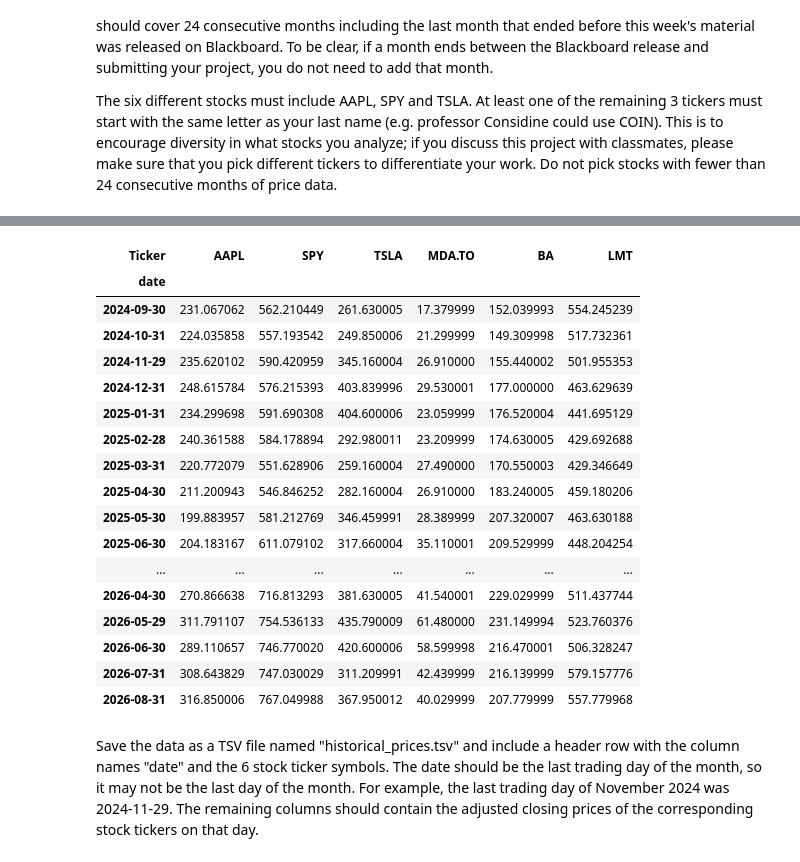
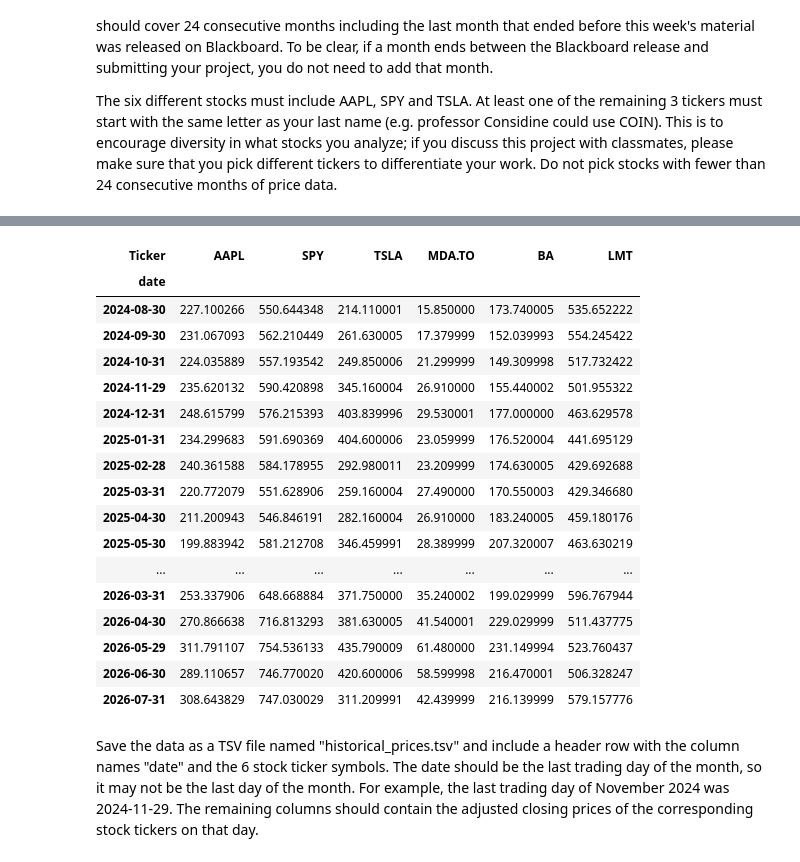
Before and after one commit to g-poklitar/D704-HW, a Jupyter notebook: dx704-project-01.ipynb, the cells around one changed output, grey strips where cells are left out. Drawn from its saved outputs; the diff is of its cells as text; code cells hidden in the pictures.

```diff
--- a/dx704-project-01.ipynb
+++ b/dx704-project-01.ipynb
@@ -59,7 +59,7 @@ import yfinance as yf
 
 TICKERS = ["AAPL", "SPY", "TSLA", "MDA.TO", "BA", "LMT"]
 # %%
-LAST_MONTH = "2026-08"
+LAST_MONTH = "2026-07"
 
 period = pd.Period(LAST_MONTH, freq="M")
 raw = yf.download(TICKERS,
@@ -93,21 +93,21 @@ dtype: int64
 | Ticker | AAPL | SPY | TSLA | MDA.TO | BA | LMT |
 | date |  |  |  |  |  |  |
-| 2024-09-30 | 231.067062 | 562.210449 | 261.630005 | 17.379999 | 152.039993 | 554.245239 |
-| 2024-10-31 | 224.035858 | 557.193542 | 249.850006 | 21.299999 | 149.309998 | 517.732361 |
-| 2024-11-29 | 235.620102 | 590.420959 | 345.160004 | 26.910000 | 155.440002 | 501.955353 |
-| 2024-12-31 | 248.615784 | 576.215393 | 403.839996 | 29.530001 | 177.000000 | 463.629639 |
-| 2025-01-31 | 234.299698 | 591.690308 | 404.600006 | 23.059999 | 176.520004 | 441.695129 |
-| 2025-02-28 | 240.361588 | 584.178894 | 292.980011 | 23.209999 | 174.630005 | 429.692688 |
-| 2025-03-31 | 220.772079 | 551.628906 | 259.160004 | 27.490000 | 170.550003 | 429.346649 |
-| 2025-04-30 | 211.200943 | 546.846252 | 282.160004 | 26.910000 | 183.240005 | 459.180206 |
-| 2025-05-30 | 199.883957 | 581.212769 | 346.459991 | 28.389999 | 207.320007 | 463.630188 |
-| 2025-06-30 | 204.183167 | 611.079102 | 317.660004 | 35.110001 | 209.529999 | 448.204254 |
+| 2024-08-30 | 227.100266 | 550.644348 | 214.110001 | 15.850000 | 173.740005 | 535.652222 |
+| 2024-09-30 | 231.067093 | 562.210449 | 261.630005 | 17.379999 | 152.039993 | 554.245422 |
+| 2024-10-31 | 224.035889 | 557.193542 | 249.850006 | 21.299999 | 149.309998 | 517.732422 |
+| 2024-11-29 | 235.620132 | 590.420898 | 345.160004 | 26.910000 | 155.440002 | 501.955322 |
+| 2024-12-31 | 248.615799 | 576.215393 | 403.839996 | 29.530001 | 177.000000 | 463.629578 |
+| 2025-01-31 | 234.299683 | 591.690369 | 404.600006 | 23.059999 | 176.520004 | 441.695129 |
+| 2025-02-28 | 240.361588 | 584.178955 | 292.980011 | 23.209999 | 174.630005 | 429.692688 |
+| 2025-03-31 | 220.772079 | 551.628906 | 259.160004 | 27.490000 | 170.550003 | 429.346680 |
+| 2025-04-30 | 211.200943 | 546.846191 | 282.160004 | 26.910000 | 183.240005 | 459.180176 |
+| 2025-05-30 | 199.883942 | 581.212708 | 346.459991 | 28.389999 | 207.320007 | 463.630219 |
 | ... | ... | ... | ... | ... | ... | ... |
-| 2026-04-30 | 270.866638 | 716.813293 | 381.630005 | 41.540001 | 229.029999 | 511.437744 |
-| 2026-05-29 | 311.791107 | 754.536133 | 435.790009 | 61.480000 | 231.149994 | 523.760376 |
+| 2026-03-31 | 253.337906 | 648.668884 | 371.750000 | 35.240002 | 199.029999 | 596.767944 |
+| 2026-04-30 | 270.866638 | 716.813293 | 381.630005 | 41.540001 | 229.029999 | 511.437775 |
+| 2026-05-29 | 311.791107 | 754.536133 | 435.790009 | 61.480000 | 231.149994 | 523.760437 |
 | 2026-06-30 | 289.110657 | 746.770020 | 420.600006 | 58.599998 | 216.470001 | 506.328247 |
 | 2026-07-31 | 308.643829 | 747.030029 | 311.209991 | 42.439999 | 216.139999 | 579.157776 |
-| 2026-08-31 | 316.850006 | 767.049988 | 367.950012 | 40.029999 | 207.779999 | 557.779968 |
 # %% [markdown]
 Save the data as a TSV file named "historical_prices.tsv" and include a header row with the column names "date" and the 6 stock ticker symbols.
 The date should be the last trading day of the month, so it may not be the last day of the month.
```
Also changed, not shown: parts of 8 cells of this notebook, 8 other files.
